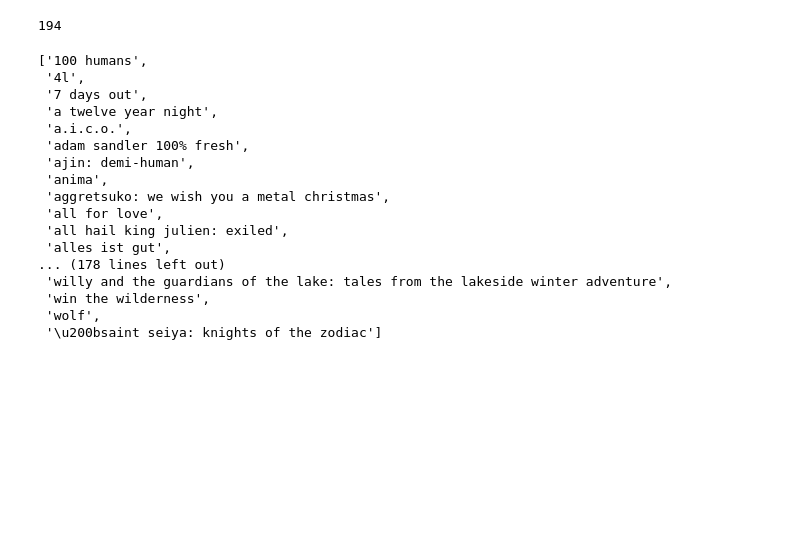
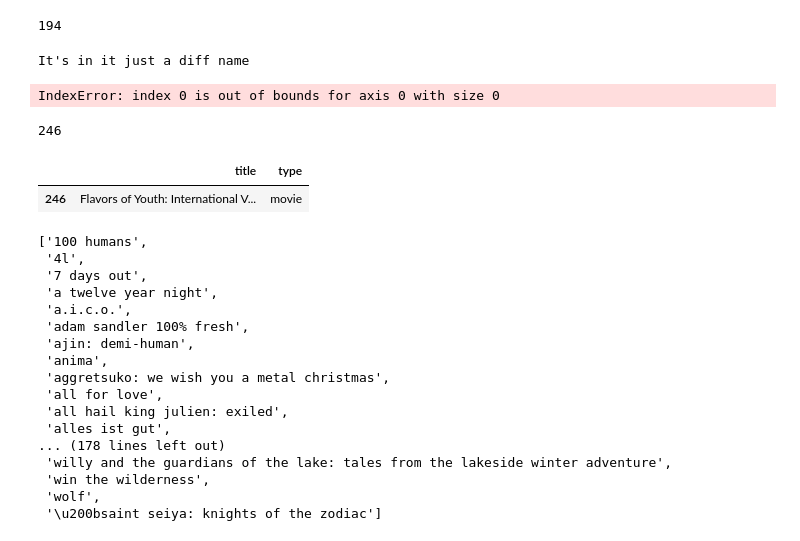
Before and after one commit to hsi-cy/dissertation, a Jupyter notebook: 0701_data_collection.ipynb, the cells around one changed output. Drawn from its saved outputs; the diff is of its cells as text; code cells hidden in the pictures; blank space fills up the shorter version.

```diff
--- a/0701_data_collection.ipynb
+++ b/0701_data_collection.ipynb
@@ -294,3 +307,21 @@ len(excluded)
+# %%
+# copy the org name and paste it to the website. Find the most similar one and check with the nameCheck function.
+old = "flavors of youth: international version"
+new = "flavors of youth"
+nameCheck(old, new)
+# %% [output]
+It's in it just a diff name
+IndexError: index 0 is out of bounds for axis 0 with size 0
+# %%
+print(org.loc[org['title']=='Flavors of Youth: International Version'].index.values[0])
+# org.loc[246, 'title'] = 'flavors of youth'
+# %% [output]
+246
+# %%
+search(org,'Flavors of Youth: international version')
+# %% [output]
+|  | title | type |
+| 246 | Flavors of Youth: International V... | movie |
 # %%
 excluded
 # %% [output]
```
Also changed, not shown: parts of 3 cells of this notebook, 1 other file.
